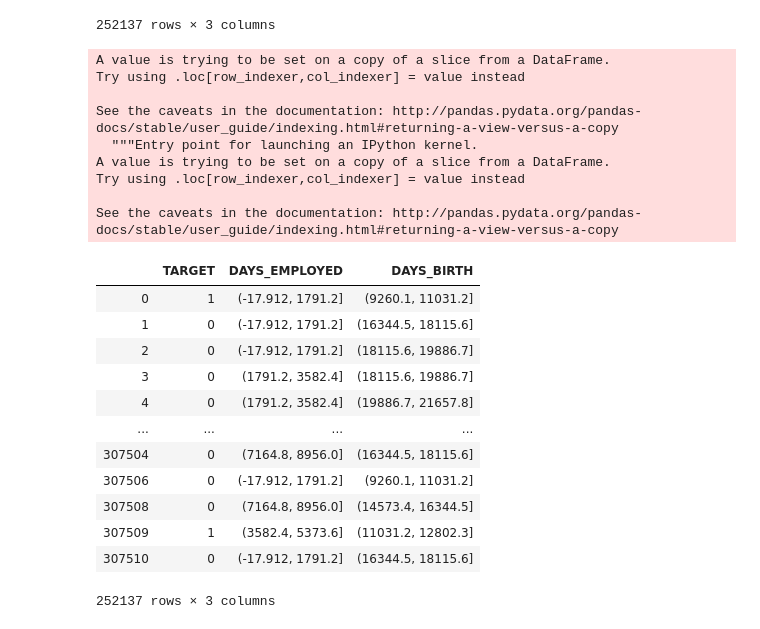
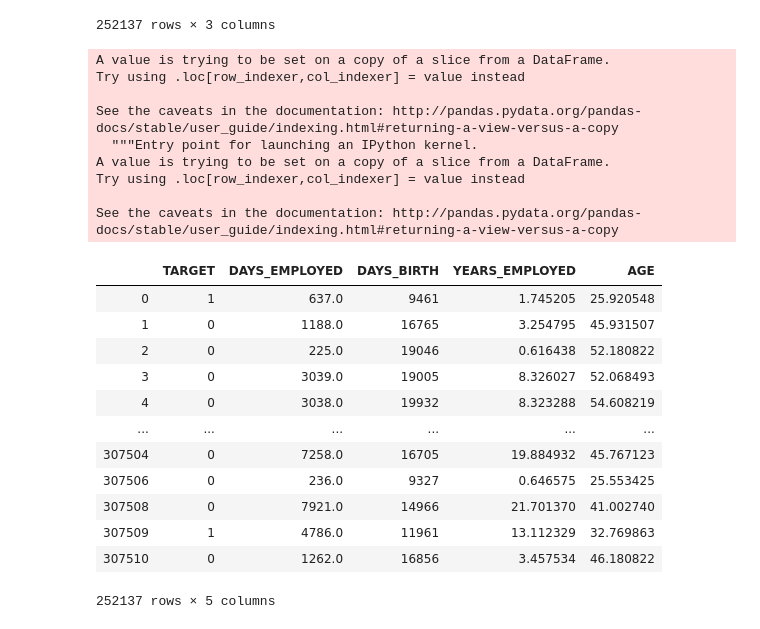
Before and after one commit to SaruXuan/4th-ML100Days, a Jupyter notebook: homework/Day_018_HW.ipynb, the cells around one changed output. Drawn from its saved outputs; the diff is of its cells as text; code cells hidden in the pictures.

```diff
--- a/homework/Day_018_HW.ipynb
+++ b/homework/Day_018_HW.ipynb
@@ -138,29 +138,29 @@ temp
 | 307510 | 0 | 1262.0 | 16856 |
 252137 rows × 3 columns
 # %%
-temp['DAYS_EMPLOYED'] = pd.cut(temp['DAYS_EMPLOYED'], 10)
-temp['DAYS_BIRTH'] = pd.cut(temp['DAYS_BIRTH'], 10)
+temp['YEARS_EMPLOYED'] = temp['DAYS_EMPLOYED']/365
+temp['AGE'] = temp['DAYS_BIRTH']/365
 temp
 # %% [output]
 A value is trying to be set on a copy of a slice from a DataFrame.
 Try using .loc[row_indexer,col_indexer] = value instead
 
 See the caveats in the documentation: http://pandas.pydata.org/pandas-docs/stable/user_guide/indexing.html#returning-a-view-versus-a-copy
   """Entry point for launching an IPython kernel.
 A value is trying to be set on a copy of a slice from a DataFrame.
 Try using .loc[row_indexer,col_indexer] = value instead
 
 See the caveats in the documentation: http://pandas.pydata.org/pandas-docs/stable/user_guide/indexing.html#returning-a-view-versus-a-copy
-|  | TARGET | DAYS_EMPLOYED | DAYS_BIRTH |
-| 0 | 1 | (-17.912, 1791.2] | (9260.1, 11031.2] |
-| 1 | 0 | (-17.912, 1791.2] | (16344.5, 18115.6] |
-| 2 | 0 | (-17.912, 1791.2] | (18115.6, 19886.7] |
-| 3 | 0 | (1791.2, 3582.4] | (18115.6, 19886.7] |
-| 4 | 0 | (1791.2, 3582.4] | (19886.7, 21657.8] |
-| ... | ... | ... | ... |
-| 307504 | 0 | (7164.8, 8956.0] | (16344.5, 18115.6] |
-| 307506 | 0 | (-17.912, 1791.2] | (9260.1, 11031.2] |
-| 307508 | 0 | (7164.8, 8956.0] | (14573.4, 16344.5] |
-| 307509 | 1 | (3582.4, 5373.6] | (11031.2, 12802.3] |
-| 307510 | 0 | (-17.912, 1791.2] | (16344.5, 18115.6] |
+|  | TARGET | DAYS_EMPLOYED | DAYS_BIRTH | YEARS_EMPLOYED | AGE |
+| 0 | 1 | 637.0 | 9461 | 1.745205 | 25.920548 |
+| 1 | 0 | 1188.0 | 16765 | 3.254795 | 45.931507 |
+| 2 | 0 | 225.0 | 19046 | 0.616438 | 52.180822 |
+| 3 | 0 | 3039.0 | 19005 | 8.326027 | 52.068493 |
+| 4 | 0 | 3038.0 | 19932 | 8.323288 | 54.608219 |
+| ... | ... | ... | ... | ... | ... |
+| 307504 | 0 | 7258.0 | 16705 | 19.884932 | 45.767123 |
+| 307506 | 0 | 236.0 | 9327 | 0.646575 | 25.553425 |
+| 307508 | 0 | 7921.0 | 14966 | 21.701370 | 41.002740 |
+| 307509 | 1 | 4786.0 | 11961 | 13.112329 | 32.769863 |
+| 307510 | 0 | 1262.0 | 16856 | 3.457534 | 46.180822 |
-252137 rows × 3 columns
+252137 rows × 5 columns
```
Also changed, not shown: parts of 7 cells of this notebook.
